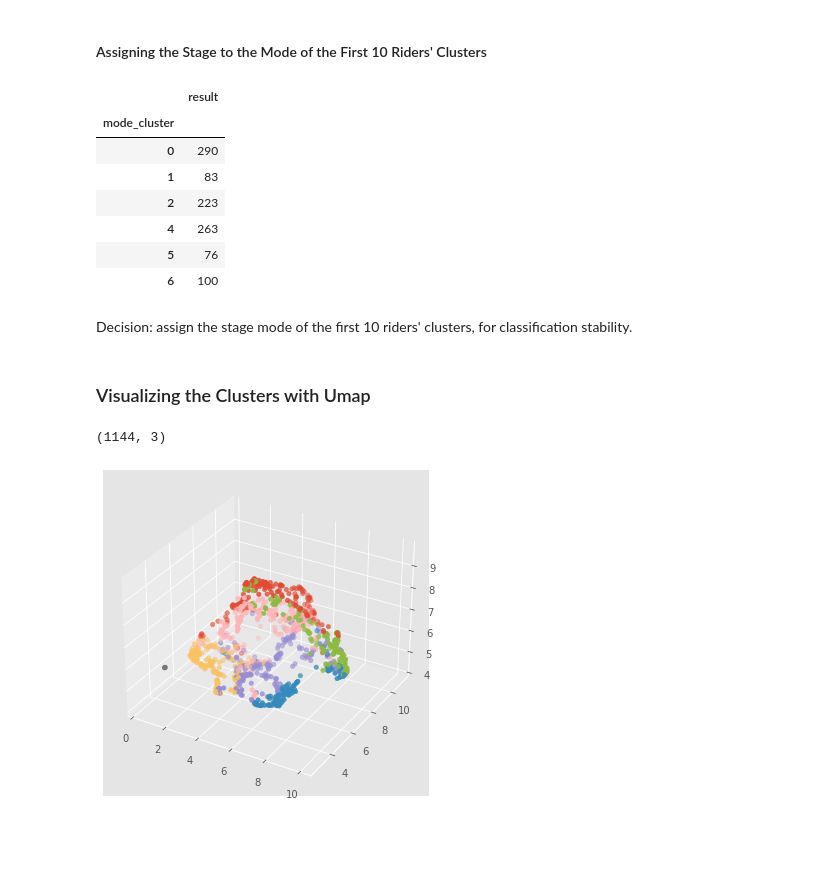
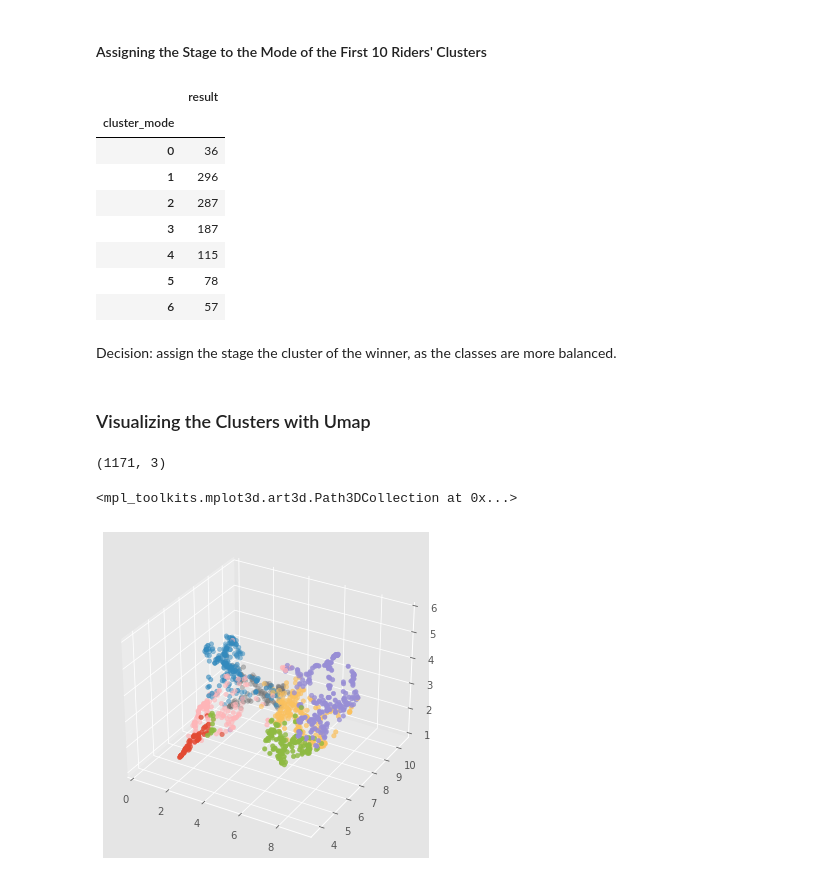
Before and after one commit to gontzalm/cycling-seer, a Jupyter notebook: notebooks/clustering.ipynb, the cells around one changed output. Cells and saved outputs as stored; diff of their text form; code cells hidden in the pictures; blank space fills up the shorter version.

```diff
--- a/notebooks/clustering.ipynb
+++ b/notebooks/clustering.ipynb
@@ -436,6 +148,5 @@ pipeline = Pipeline([
 ])
 pipeline.fit(riders)
 
-riders_labeled = riders.copy()
-riders_labeled["cluster"] = pipeline["kmeans"].labels_
+riders["cluster"] = pipeline["kmeans"].labels_
 # %%
@@ -487,16 +199,17 @@ stages["mode_cluster"] = stages["result_clusters"].transform(lambda x: mode(x, a
 # %%
-stages.groupby("mode_cluster").agg({"result": "count"})
+stages.groupby("cluster_mode").agg({"result": "count"})
 # %% [output]
 |  | result |
-| mode_cluster |  |
-| 0 | 290 |
-| 1 | 83 |
-| 2 | 223 |
-| 4 | 263 |
-| 5 | 76 |
-| 6 | 100 |
+| cluster_mode |  |
+| 0 | 36 |
+| 1 | 296 |
+| 2 | 287 |
+| 3 | 187 |
+| 4 | 115 |
+| 5 | 78 |
+| 6 | 57 |
-# %% [markdown]
-Decision: assign the stage mode of the first 10 riders' clusters, for classification stability.
+# %% [markdown]
+Decision: assign the stage the cluster of the winner, as the classes are more balanced.
 # %% [markdown]
 ### Visualizing the Clusters with Umap
 # %%
@@ -516,20 +224,22 @@ pipe = Pipeline([
 # %%
-reducer = umap.UMAP(n_components=3)
+pipe = Pipeline([
+    ("preprocessor", PREPROCESSORS["numeric_percentage_std"]),
+    ("umap", umap.UMAP(n_components=3))
+])
 # %%
-riders_umap = pipe.fit_transform(riders_umap)
-embbeding = reducer.fit_transform(riders_umap)
+embbeding = pipe.fit_transform(riders_umap)
 # %%
 embbeding.shape
 # %% [output]
-(1144, 3)
+(1171, 3)
 # %%
 ax = plt.axes(projection="3d")
 ax.scatter3D(
     embbeding[:, 0],
     embbeding[:, 1],
     embbeding[:, 2],
-    c=[sns.color_palette()[x] for x in riders_labeled["cluster"]]
+    c=[sns.color_palette()[x] for x in riders["cluster"]]
 )
-plt.savefig("../img/umap_clusters.pdf")
 # %% [output]
+<mpl_toolkits.mplot3d.art3d.Path3DCollection at 0x...>
-[figure, old version]
+[figure, new version]
```
Also changed, not shown: parts of 26 cells of this notebook, 11 other files.
